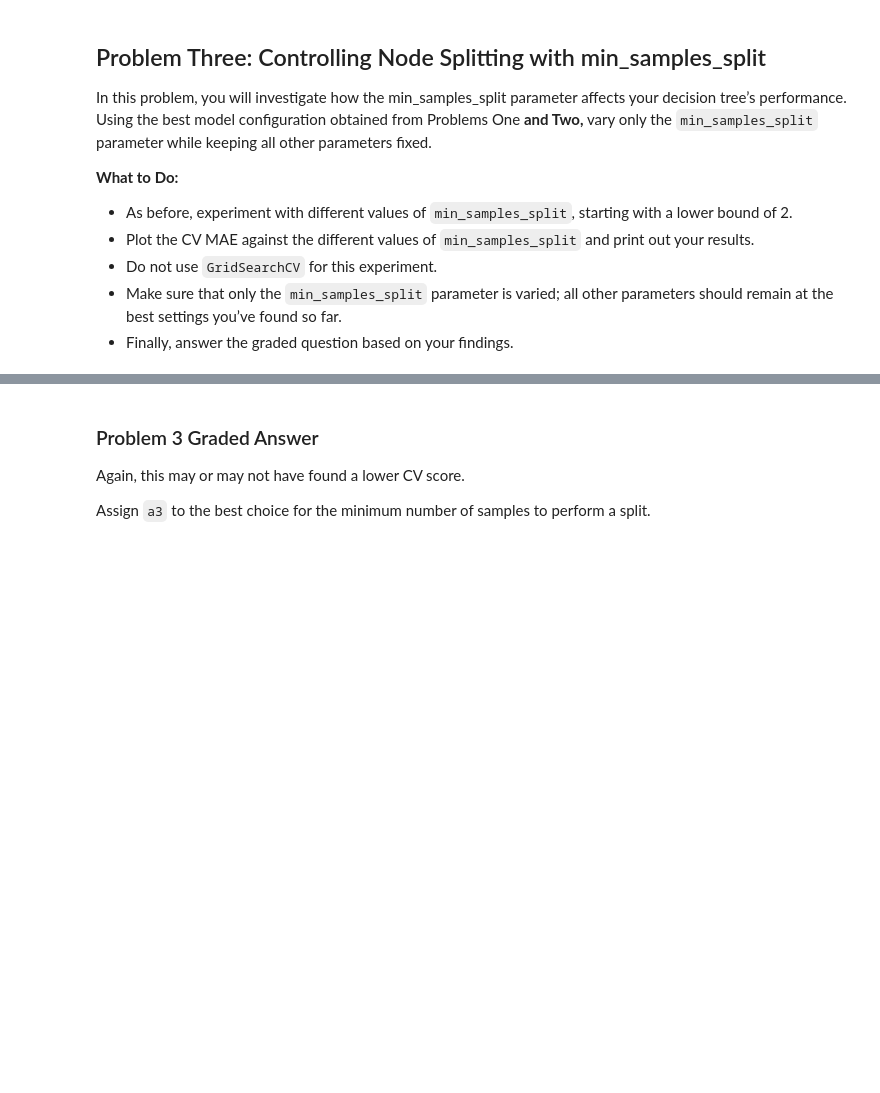
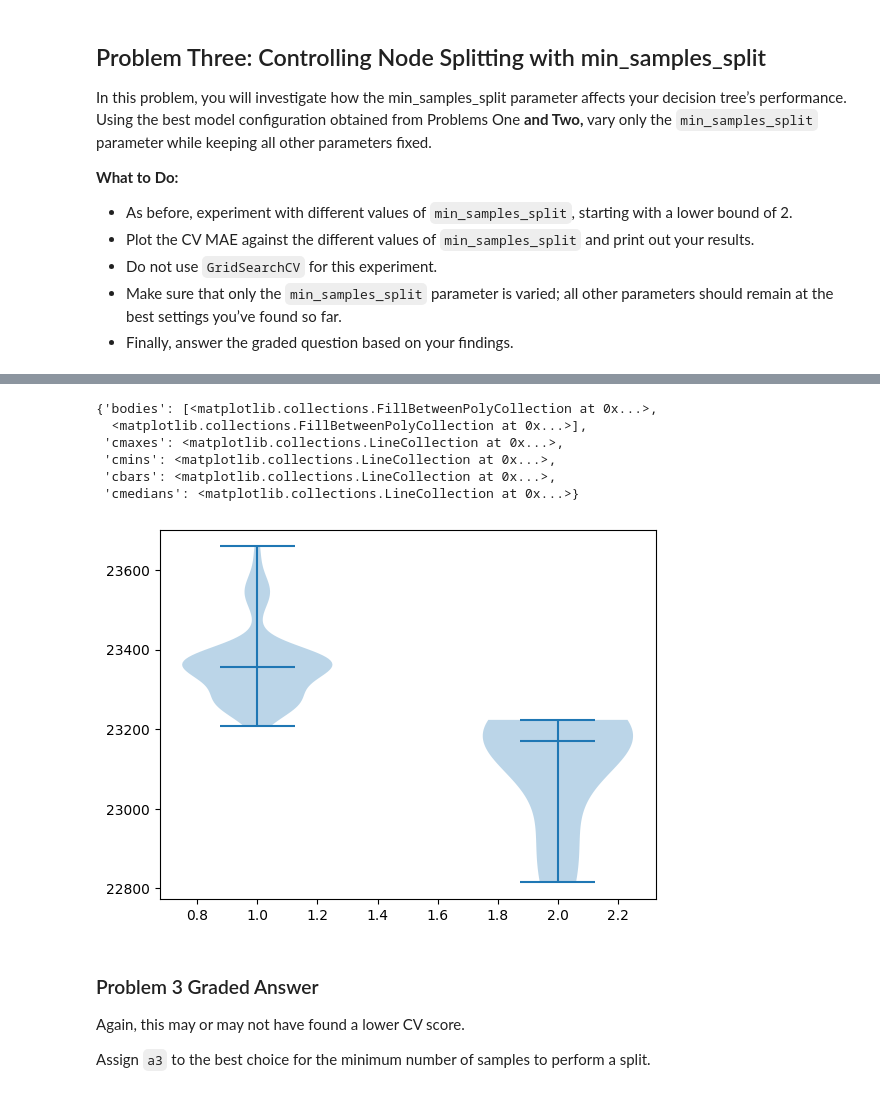
Before and after one commit to andre-bu-gitdev/ML_Fundamentals_dx603, a Jupyter notebook: Homework_06.ipynb, the cells around one changed output, grey strips where cells are left out. Drawn from its saved outputs; the diff is of its cells as text; code cells hidden in the pictures; blank space fills up the shorter version.

```diff
--- a/Homework_06.ipynb
+++ b/Homework_06.ipynb
@@ -558,0 +557,34 @@ In this problem, you will investigate how the min_samples_split parameter affect
+# %%
+# Your code here
+depth = []
+nodes = []
+var_num = []
+samples = []
+e_3 = []
+
+master_params = []
+
+md = 12
+mln = 95
+mf = 60
+
+for i in range(2, 50):
+    error = run_decision_tree_regressor(
+        X_train,
+        y_train,
+        max_depth= md,
+        min_samples_split= i,
+        max_features= mf,
+        max_leaf_nodes= mln,
+        random_state=random_seed
+        )
+
+    depth.append(md)
+    nodes.append(mln)
+    var_num.append(mf)
+    samples.append(i)
+    e_3.append(error)
+
+    print(md,' ', mln,' ', var_num[-1],' ', samples[-1],' ', e_3[-1])
+
+    master_params.append([md, mln, var_num[-1], samples[-1], e_3[-1]])
@@ -559,3 +600,15 @@ In this problem, you will investigate how the min_samples_split parameter affect
+# %%
+all_data = [e, [row[4] for row in master_params]]
+
+plt.violinplot(all_data, showmedians=True)
+# %% [output]
+{'bodies': [<matplotlib.collections.FillBetweenPolyCollection at 0x...>,
+  <matplotlib.collections.FillBetweenPolyCollection at 0x...>],
+ 'cmaxes': <matplotlib.collections.LineCollection at 0x...>,
+ 'cmins': <matplotlib.collections.LineCollection at 0x...>,
+ 'cbars': <matplotlib.collections.LineCollection at 0x...>,
+ 'cmedians': <matplotlib.collections.LineCollection at 0x...>}
+[figure, added]
 # %% [markdown]
 ### Problem 3 Graded Answer
 
```
Also changed, not shown: parts of 3 cells of this notebook.
